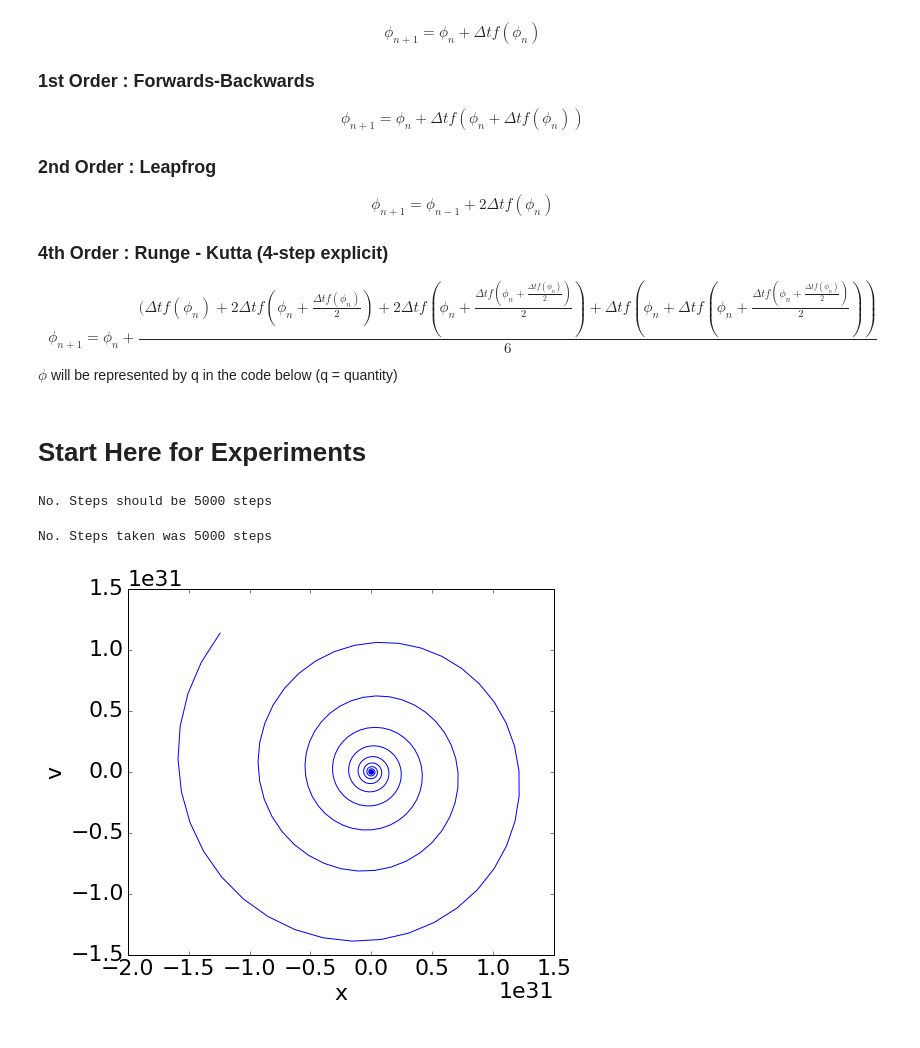
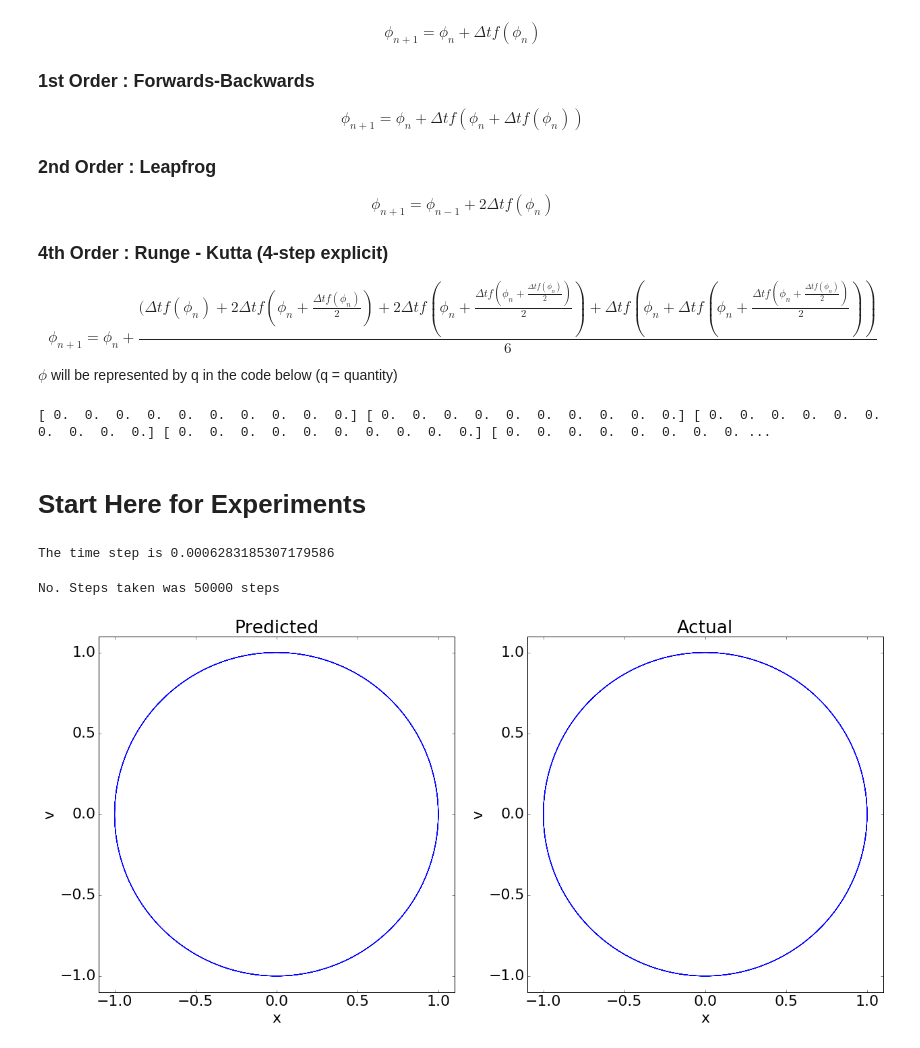
Before and after one commit to Mole45/MMet_Project, a Jupyter notebook: Project-SimpleOsc.ipynb, the cells around one changed output. Drawn from its saved outputs; the diff is of its cells as text; code cells hidden in the pictures.

```diff
--- a/Project-SimpleOsc.ipynb
+++ b/Project-SimpleOsc.ipynb
@@ -32,8 +33,8 @@ def func_dvdt(x):       #dv/dt = -x
     return -x
 def func_dxdt(v):       #dx/dt = v
     return v
-def func_ddt(x,v):
-    return np.array([v,-x],dtype=float)
+def func_ddt(q):
+    return np.array([q[1],-q[0]])
 def func_nrgCons(x,v):    #E = x^2 + v^2
     nrgConsVal = (x**2 + v**2)
     return nrgConsVal
@@ -205,40 +228,65 @@ def fourstep(x,v,tStop,tStep,noStep,t=0):
+# %%
+##### THESE ARRAYS ARE DEFINED FOR THE COMPARISON PLOT AT THE END OF THIS SECTION
+##### DO NOT RUN THIS AT THE START OF EACH EXPERIMENT UNLESS YOU WANT TO EMPTY THE ARRAYS
+eulerArr = np.zeros(10)
+fbArr = np.zeros(10)
+lfArr = np.zeros(10)
+rkArr = np.zeros(10)
+stepArr = np.zeros(10)
+ticker = 0
+print(eulerArr,fbArr,lfArr,rkArr,stepArr,ticker)
+#TO MAINTAIN SAME TIME STEP FOR EACH RUN - KEEP timestop AT 10*math.pi AND CHANGE nsteps IN THE FOLLOWING ORDER:
+# 100,250,500,750,1000,1500,2000,5000,10000,50000
+# KEEP START CONDITIONS THE SAME : x=1, v=0
+# %% [output]
+[ 0.  0.  0.  0.  0.  0.  0.  0.  0.  0.] [ 0.  0.  0.  0.  0.  0.  0.  0.  0.  0.] [ 0.  0.  0.  0.  0.  0.  0.  0.  0.  0.] [ 0.  0.  0.  0.  0.  0.  0.  0.  0.  0.] [ 0.  0.  0.  0.  0.  0.  0.  0. ...
 # %% [markdown]
 # Start Here for Experiments
 # %%
 #define stuff
-timestep = .001
-timestop = 500.
-scheme = 4    #1 = Euler Forwards, 2 = Forwards-Backwards, 3 = Leapfrog, 4 = Runge-Kutta (4-Step)
+nsteps = 50000
+timestop = 10*math.pi
+scheme =  4   #1 = Euler Forwards, 2 = Forwards-Backwards, 3 = Leapfrog, 4 = Runge-Kutta (4-Step)
 initialX = 1.0
 initialV = 0.0
-nsteps = int(timestop/timestep)
-print("No. Steps should be",nsteps,"steps")
+timestep = timestop/nsteps
+print("The time step is",timestep)
 # %% [output]
-No. Steps should be 5000 steps
+The time step is 0.0006283185307179586
 # %%
 if scheme == 1:
-    plotC,plotX,plotV,plotT = onestep(initialX,initialV,timestop,timestep,nsteps)
+    plotC,plotX,plotV,plotT,plotAX,plotAV = onestep(initialX,initialV,timestop,timestep,nsteps)
 elif scheme == 2:
-    plotC,plotX,plotV,plotT = twostep(initialX,initialV,timestop,timestep,nsteps)
+    plotC,plotX,plotV,plotT,plotAX,plotAV = twostep(initialX,initialV,timestop,timestep,nsteps)
 elif scheme == 3:
-    plotC,plotX,plotV,plotT = threestep(initialX,initialV,timestop,timestep,nsteps)
+    plotC,plotX,plotV,plotT,plotAX,plotAV = threestep(initialX,initialV,timestop,timestep,nsteps)
 elif scheme == 4:
-    plotC,plotX,plotV,plotT = fourstep(initialX,initialV,timestop,timestep,nsteps)
+    plotC,plotX,plotV,plotT,plotAX,plotAV = fourstep(initialX,initialV,timestop,timestep,nsteps)
 else:
     print("No scheme of the order "+scheme+" has been implemented")
-print("No. Steps taken was",len(plotX),"steps")
+print("No. Steps taken was",len(plotX)-1,"steps")
 # %% [output]
-No. Steps taken was 5000 steps
+No. Steps taken was 50000 steps
-# %%
-figA, myaxes = plt.subplots(figsize=(8,8))
-myaxes.plot(plotX,plotV)
-myaxes.set(adjustable='box-forced', aspect='equal')
-myaxes.set_xlabel('x')
-myaxes.set_ylabel('v')
-figA.tight_layout()
-#figA.savefig(str(scheme)+' '+str(timestep)+' '+str(timestop)+' '+str(initialX)+' '+str(initialV)+' xvSpatial.png')
-# %% [output]
-[figure, removed]
+# %%
+figA, axesA = plt.subplots(nrows=1,ncols=2,figsize=(18,18))
+axesA[0].plot(plotX,plotV)
+axesA[0].set(adjustable='box-forced', aspect='equal')
+axesA[0].set_xlabel('x')
+axesA[0].set_ylabel('v')
+axesA[0].set_title('Predicted')
+axesA[0].set_xlim(min(plotX)-0.1,max(plotX)+0.1)
+axesA[0].set_ylim(min(plotV)-0.1,max(plotV)+0.1)
+axesA[1].plot(plotAX,plotAV)
+axesA[1].set(adjustable='box-forced', aspect='equal')
+axesA[1].set_xlabel('x')
+axesA[1].set_ylabel('v')
+axesA[1].set_title('Actual')
+axesA[1].set_xlim(min(plotAX)-0.1,max(plotAX)+0.1)
+axesA[1].set_ylim(min(plotAV)-0.1,max(plotAV)+0.1)
+figA.tight_layout()
+#figA.savefig(str(scheme)+' '+str(nsteps)+' '+str(timestop)+' '+str(initialX)+' '+str(initialV)+' xvSpatial.png')
+# %% [output]
+[figure, added]
 # %%
 figB, axesB = plt.subplots(figsize=(18,5))
 axesB.plot(plotT,plotX,'b*-',label='$x$')
```
Also changed, not shown: parts of 11 cells of this notebook.
